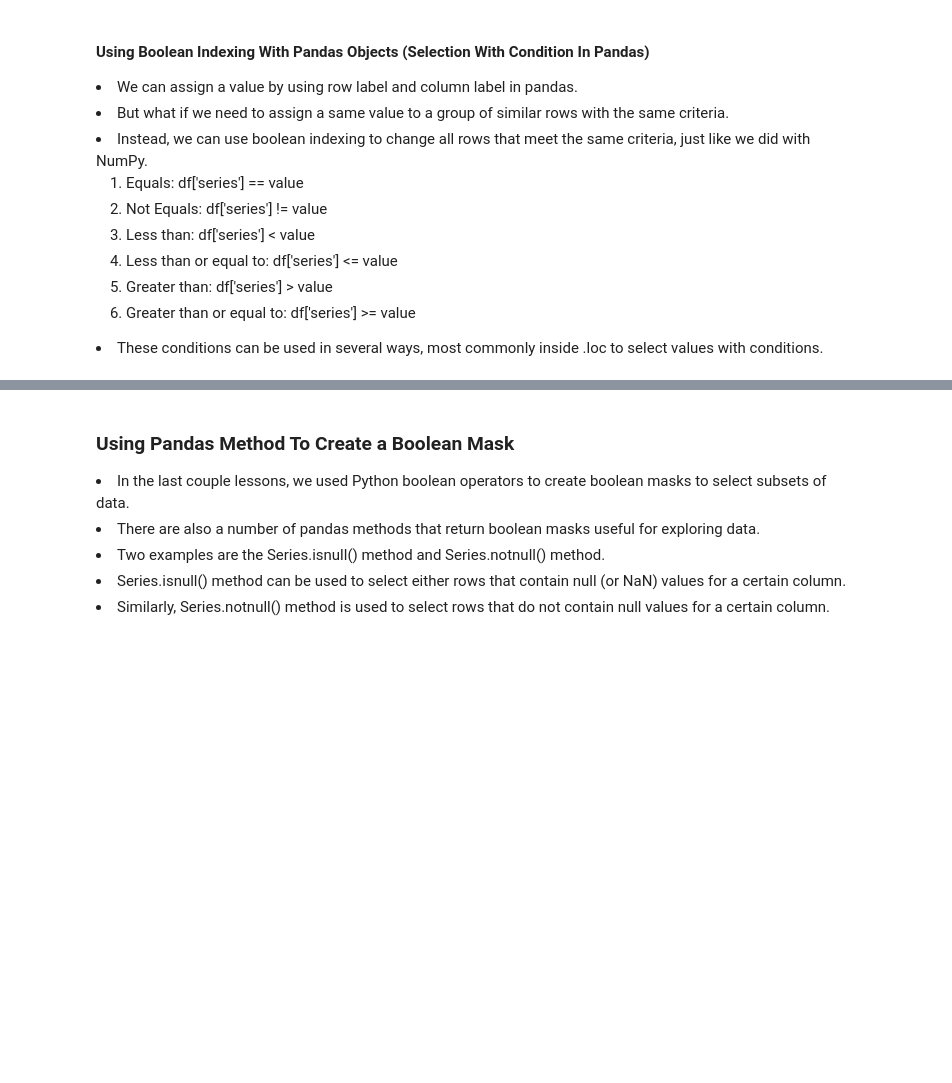
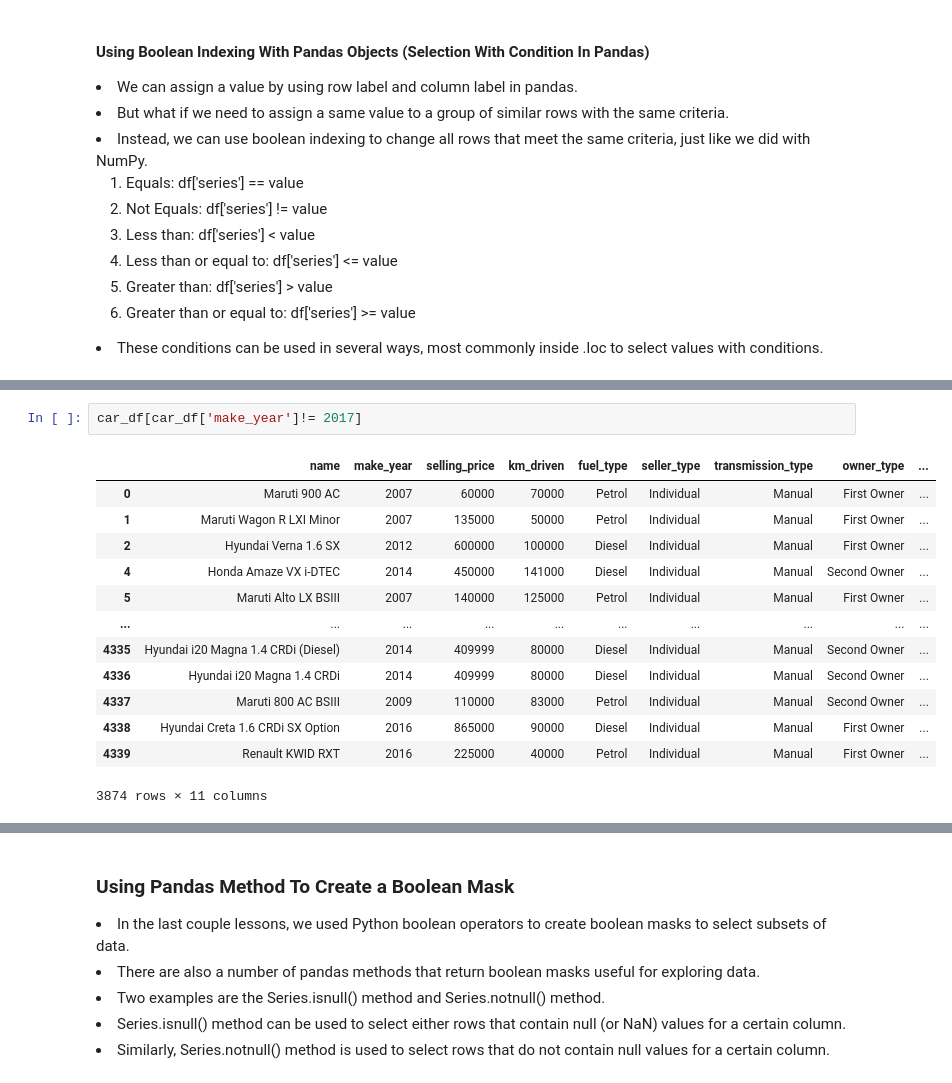
Before and after one commit to prabhat-123/Python_For_Data_Science, a Jupyter notebook: August_Lumbini_Course/notebooks/pandas_basics.ipynb, the cells around one changed output, grey strips where cells are left out. Saved outputs shown, nothing was run; the diff lists cells and outputs as text; blank space fills up the shorter version.

```diff
--- a/August_Lumbini_Course/notebooks/pandas_basics.ipynb
+++ b/August_Lumbini_Course/notebooks/pandas_basics.ipynb
@@ -1053,0 +1337,16 @@ car_details_df['top10counts'].value_counts()
+# %%
+car_df[car_df['make_year']!= 2017]
+# %% [output]
+|  | name | make_year | selling_price | km_driven | fuel_type | seller_type | transmission_type | owner_type | ... |
+| 0 | Maruti 900 AC | 2007 | 60000 | 70000 | Petrol | Individual | Manual | First Owner | ... |
+| 1 | Maruti Wagon R LXI Minor | 2007 | 135000 | 50000 | Petrol | Individual | Manual | First Owner | ... |
+| 2 | Hyundai Verna 1.6 SX | 2012 | 600000 | 100000 | Diesel | Individual | Manual | First Owner | ... |
+| 4 | Honda Amaze VX i-DTEC | 2014 | 450000 | 141000 | Diesel | Individual | Manual | Second Owner | ... |
+| 5 | Maruti Alto LX BSIII | 2007 | 140000 | 125000 | Petrol | Individual | Manual | First Owner | ... |
+| ... | ... | ... | ... | ... | ... | ... | ... | ... | ... |
+| 4335 | Hyundai i20 Magna 1.4 CRDi (Diesel) | 2014 | 409999 | 80000 | Diesel | Individual | Manual | Second Owner | ... |
+| 4336 | Hyundai i20 Magna 1.4 CRDi | 2014 | 409999 | 80000 | Diesel | Individual | Manual | Second Owner | ... |
+| 4337 | Maruti 800 AC BSIII | 2009 | 110000 | 83000 | Petrol | Individual | Manual | Second Owner | ... |
+| 4338 | Hyundai Creta 1.6 CRDi SX Option | 2016 | 865000 | 90000 | Diesel | Individual | Manual | First Owner | ... |
+| 4339 | Renault KWID RXT | 2016 | 225000 | 40000 | Petrol | Individual | Manual | First Owner | ... |
+3874 rows × 11 columns
```
Also changed, not shown: parts of 200 cells of this notebook, 1 other file.
